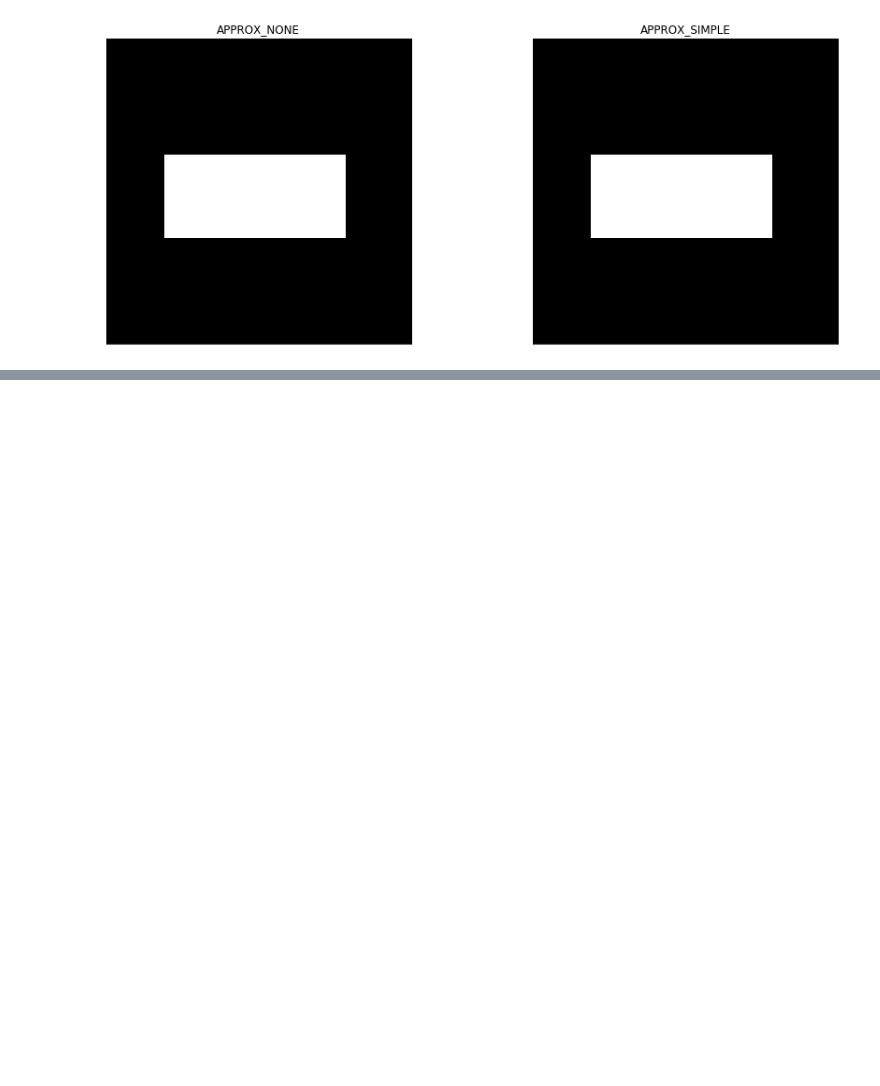
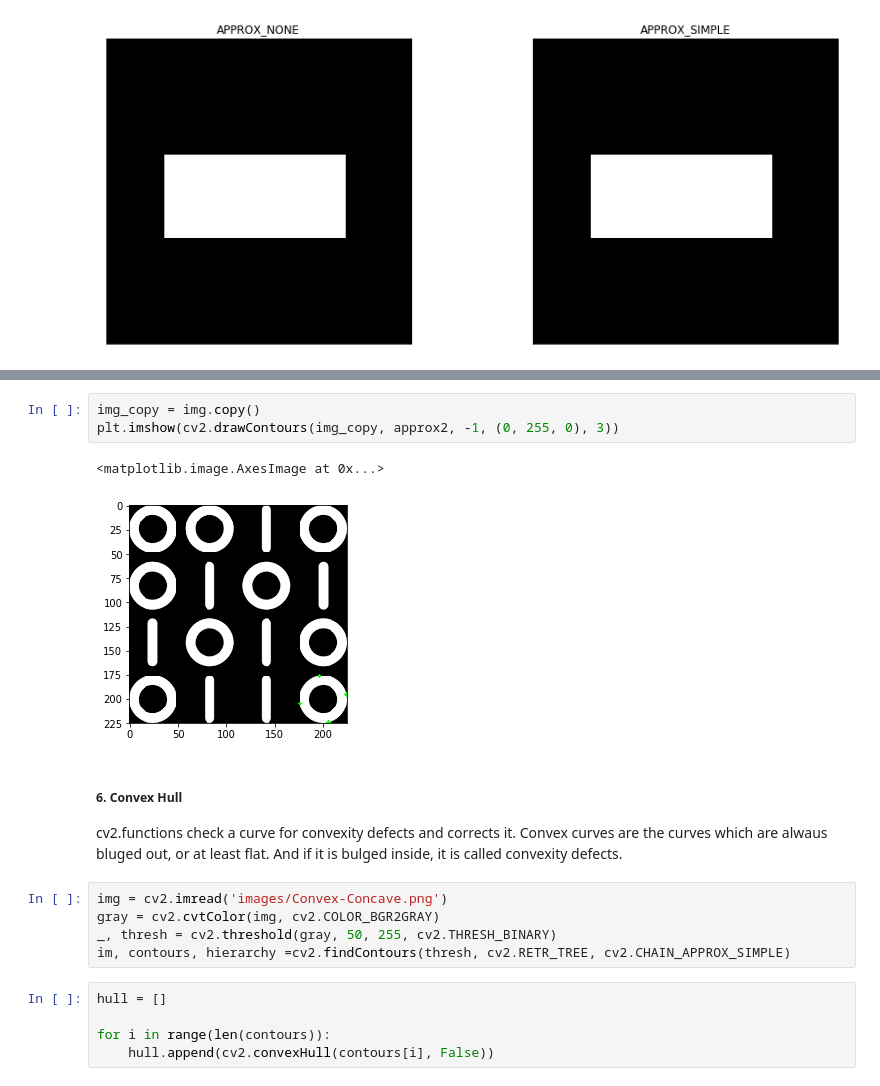
Before and after one commit to IamMohitM/OpenCV-Learning, a Jupyter notebook: Contours.ipynb, the cells around one changed output, grey strips where cells are left out. Cells and saved outputs as stored; diff of their text form; blank space fills up the shorter version.

```diff
--- a/Contours.ipynb
+++ b/Contours.ipynb
@@ -87,0 +227,20 @@ plot_subplot(img_c1, img_c2, 'APPROX_NONE', 'APPROX_SIMPLE')
+# %%
+img_copy = img.copy()
+plt.imshow(cv2.drawContours(img_copy, approx2, -1, (0, 255, 0), 3))
+# %% [output]
+<matplotlib.image.AxesImage at 0x...>
+[figure, added]
+# %% [markdown]
+##### 6. Convex Hull
+
+cv2.functions check a curve for convexity defects and corrects it. Convex curves are the curves which are alwaus bluged out, or at least flat. And if it is bulged inside, it is called convexity defects.
+# %%
+img = cv2.imread('images/Convex-Concave.png')
+gray = cv2.cvtColor(img, cv2.COLOR_BGR2GRAY)
+_, thresh = cv2.threshold(gray, 50, 255, cv2.THRESH_BINARY)
+im, contours, hierarchy =cv2.findContours(thresh, cv2.RETR_TREE, cv2.CHAIN_APPROX_SIMPLE)
+# %%
+hull = []
+
+for i in range(len(contours)):
+    hull.append(cv2.convexHull(contours[i], False))
```
Also changed, not shown: parts of 34 cells of this notebook.
